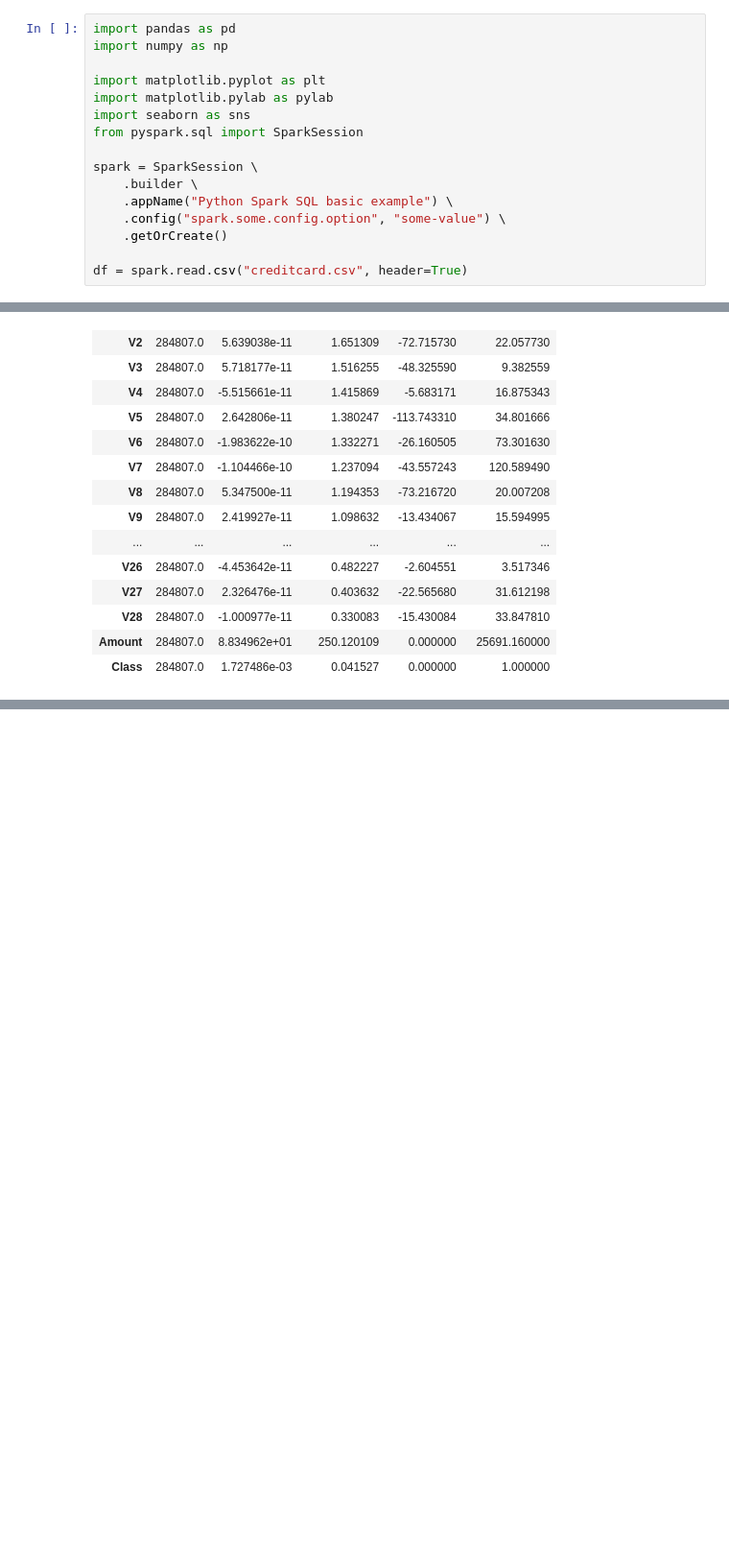
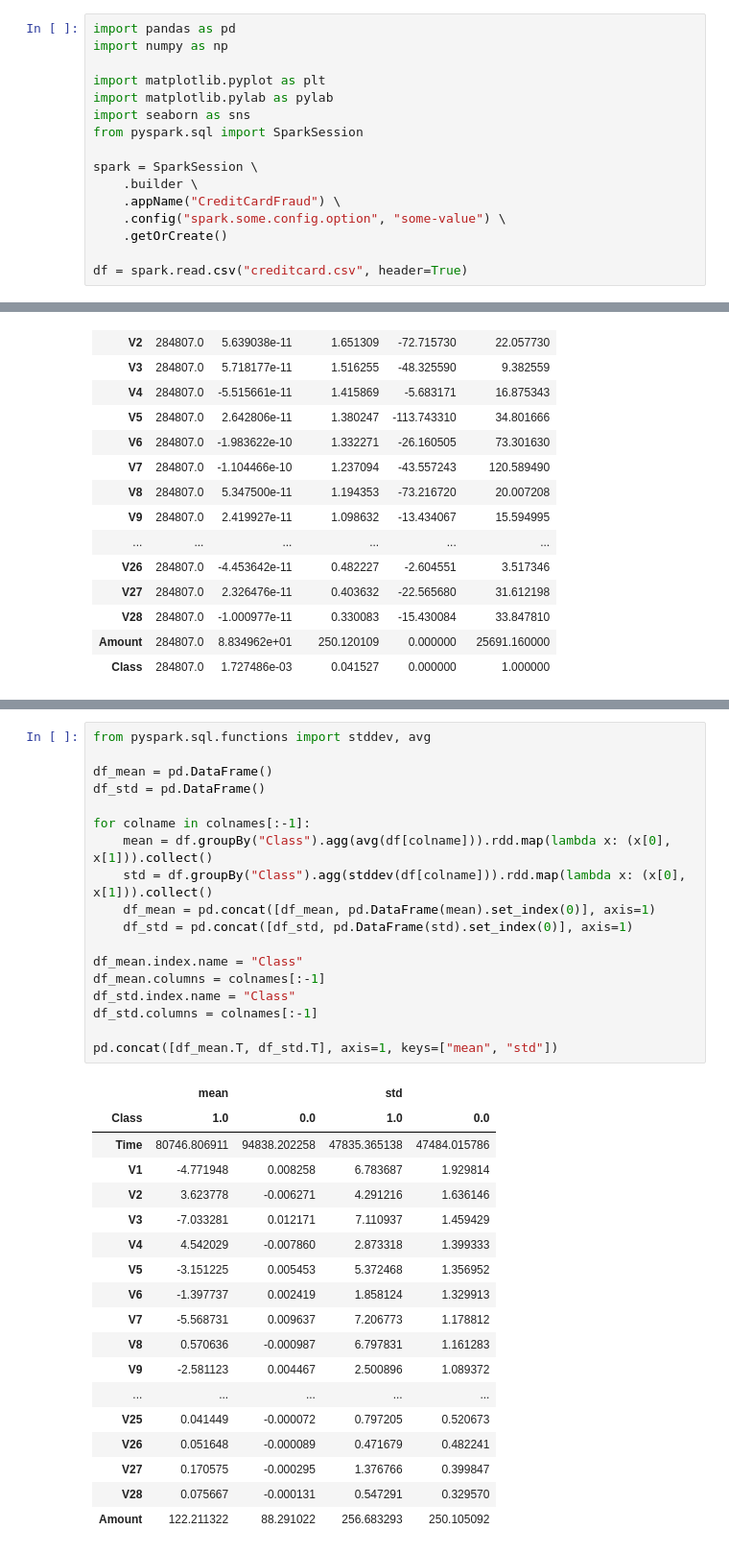
Before and after one commit to chao-ji/fraud_transaction_credit_card, a Jupyter notebook: Exploratory Data Analysis.ipynb, the cells around one changed output, grey strips where cells are left out. Shown at 96% size. Saved outputs shown, nothing was run; the diff lists cells and outputs as text; blank space fills up the shorter version.

```diff
--- a/Exploratory Data Analysis.ipynb
+++ b/Exploratory Data Analysis.ipynb
@@ -9,7 +9,7 @@ from pyspark.sql import SparkSession
 
 spark = SparkSession \
     .builder \
-    .appName("Python Spark SQL basic example") \
+    .appName("CreditCardFraud") \
     .config("spark.some.config.option", "some-value") \
     .getOrCreate()
 
@@ -130,0 +137,37 @@ Examine the correlation between each feature variable and the target ("Class")
+# %%
+from pyspark.sql.functions import stddev, avg
+
+df_mean = pd.DataFrame()
+df_std = pd.DataFrame()
+
+for colname in colnames[:-1]:
+    mean = df.groupBy("Class").agg(avg(df[colname])).rdd.map(lambda x: (x[0], x[1])).collect()
+    std = df.groupBy("Class").agg(stddev(df[colname])).rdd.map(lambda x: (x[0], x[1])).collect()
+    df_mean = pd.concat([df_mean, pd.DataFrame(mean).set_index(0)], axis=1)
+    df_std = pd.concat([df_std, pd.DataFrame(std).set_index(0)], axis=1)
+
+df_mean.index.name = "Class"
+df_mean.columns = colnames[:-1]
+df_std.index.name = "Class"
+df_std.columns = colnames[:-1]
+
+pd.concat([df_mean.T, df_std.T], axis=1, keys=["mean", "std"])
+# %% [output]
+|  | mean |  | std |  |
+| Class | 1.0 | 0.0 | 1.0 | 0.0 |
+| Time | 80746.806911 | 94838.202258 | 47835.365138 | 47484.015786 |
+| V1 | -4.771948 | 0.008258 | 6.783687 | 1.929814 |
+| V2 | 3.623778 | -0.006271 | 4.291216 | 1.636146 |
+| V3 | -7.033281 | 0.012171 | 7.110937 | 1.459429 |
+| V4 | 4.542029 | -0.007860 | 2.873318 | 1.399333 |
+| V5 | -3.151225 | 0.005453 | 5.372468 | 1.356952 |
+| V6 | -1.397737 | 0.002419 | 1.858124 | 1.329913 |
+| V7 | -5.568731 | 0.009637 | 7.206773 | 1.178812 |
+| V8 | 0.570636 | -0.000987 | 6.797831 | 1.161283 |
+| V9 | -2.581123 | 0.004467 | 2.500896 | 1.089372 |
+| ... | ... | ... | ... | ... |
+| V25 | 0.041449 | -0.000072 | 0.797205 | 0.520673 |
+| V26 | 0.051648 | -0.000089 | 0.471679 | 0.482241 |
+| V27 | 0.170575 | -0.000295 | 1.376766 | 0.399847 |
+| V28 | 0.075667 | -0.000131 | 0.547291 | 0.329570 |
+| Amount | 122.211322 | 88.291022 | 256.683293 | 250.105092 |
```
Also changed, not shown: parts of 5 cells of this notebook.
